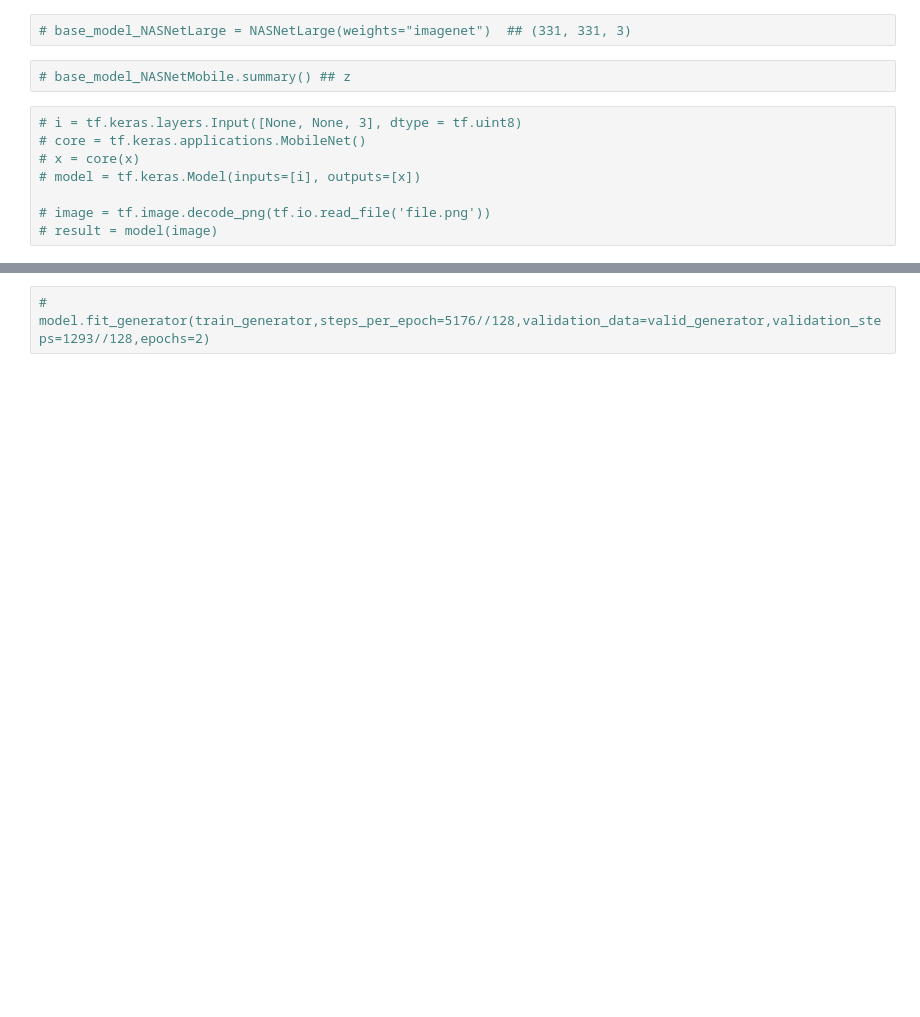
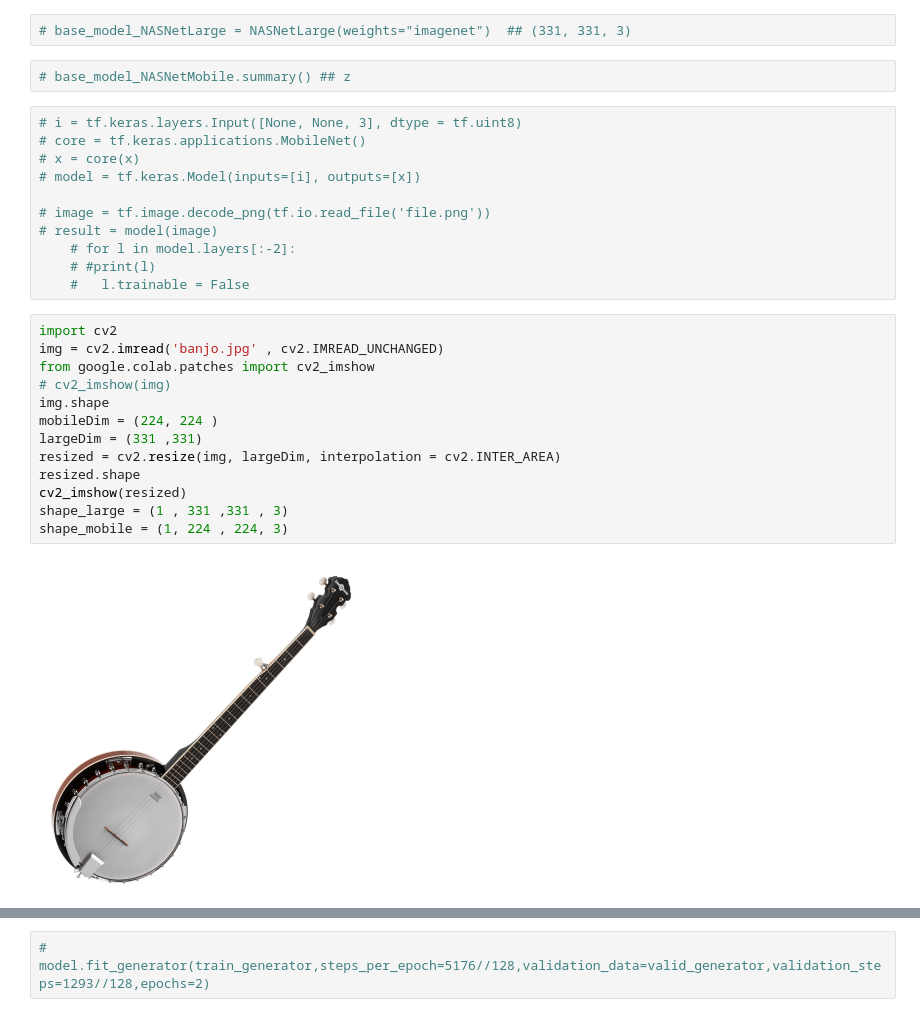
Before and after one commit to Nadiam75/DeepLearning_HW_2, a Jupyter notebook: transferLearning.ipynb, the cells around one changed output, grey strips where cells are left out. Drawn from its saved outputs; the diff is of its cells as text; blank space fills up the shorter version.

```diff
--- a/transferLearning.ipynb
+++ b/transferLearning.ipynb
@@ -48,4 +60,22 @@ dictionary = imageNetLabels.IMAGENET_CLASSES
 
 # image = tf.image.decode_png(tf.io.read_file('file.png'))
 # result = model(image)
+    # for l in model.layers[:-2]:
+    # #print(l)
+    #   l.trainable = False
+# %%
+import cv2
+img = cv2.imread('banjo.jpg' , cv2.IMREAD_UNCHANGED)
+from google.colab.patches import cv2_imshow
+# cv2_imshow(img)
+img.shape
+mobileDim = (224, 224 )
+largeDim = (331 ,331)
+resized = cv2.resize(img, largeDim, interpolation = cv2.INTER_AREA)
+resized.shape
+cv2_imshow(resized)
+shape_large = (1 , 331 ,331 , 3)
+shape_mobile = (1, 224 , 224, 3)
+# %% [output]
+[figure, added]
 # %%
```
Also changed, not shown: parts of 20 cells of this notebook.
